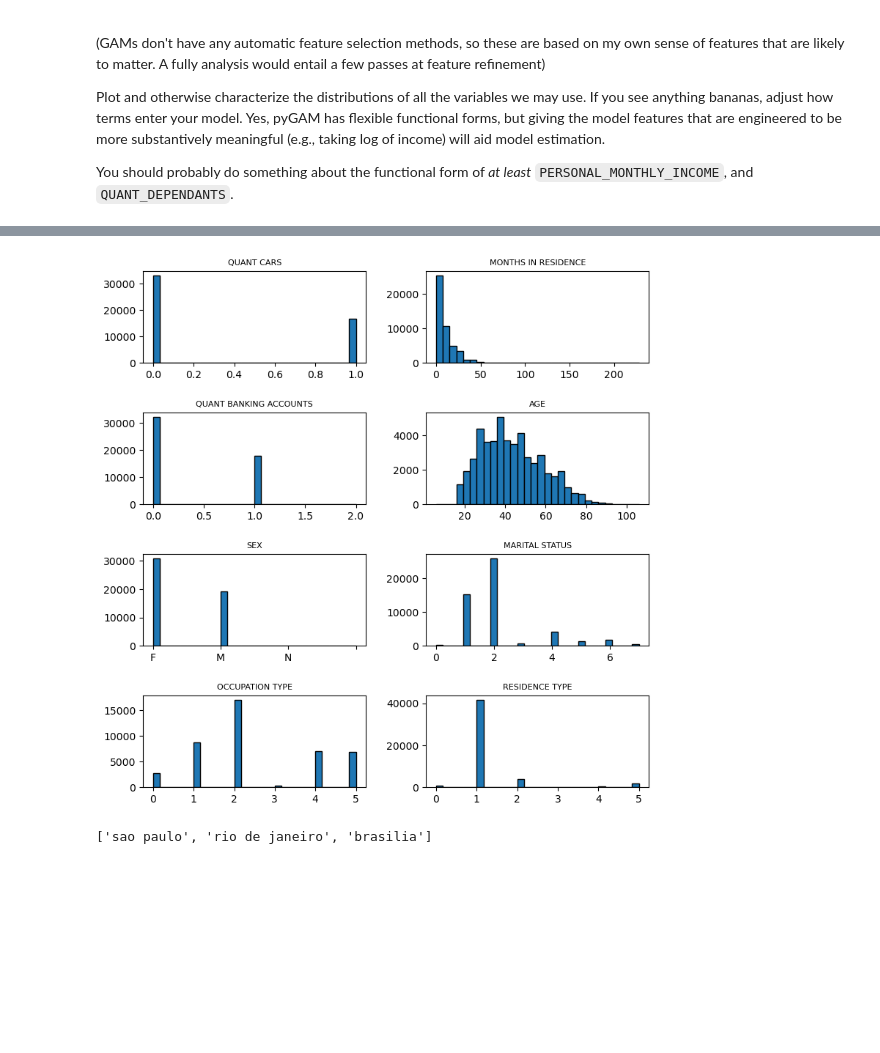
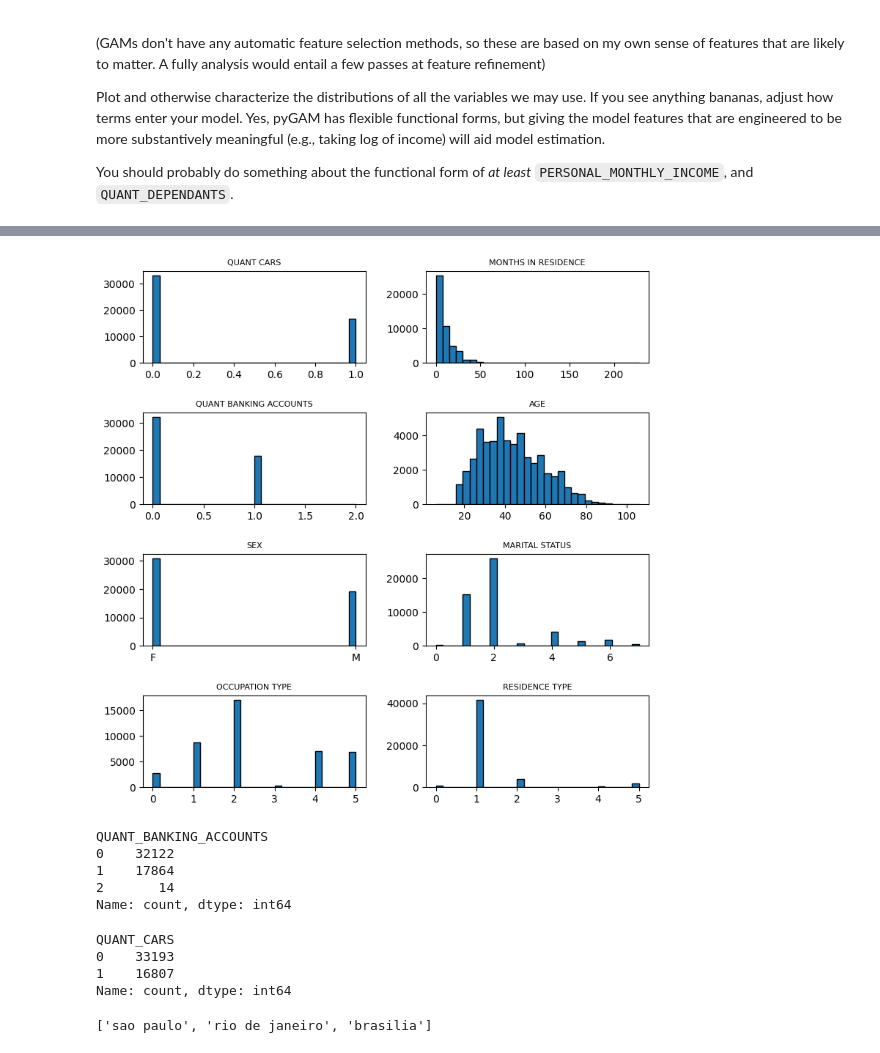
Before and after one commit to AliciaXia222/IDS701_Exercise2, a Jupyter notebook: exercise_interpretable.ipynb, the cells around one changed output, grey strips where cells are left out. Saved outputs shown, nothing was run; the diff lists cells and outputs as text; code cells hidden in the pictures; blank space fills up the shorter version.

```diff
--- a/exercise_interpretable.ipynb
+++ b/exercise_interpretable.ipynb
@@ -71,5 +90,0 @@ variables_w_nan = variables_w_nan[:6]
-# %%
-# variables to drop
-to_drop = variables_w_nan
-
-data.drop(columns=to_drop, inplace=True)
@@ -138,0 +166,28 @@ np.sum(data["QUANT_DEPENDANTS"] > 20)
+# %%
+variables = [
+    "QUANT_DEPENDANTS",
+    "QUANT_CARS",
+    "MONTHS_IN_RESIDENCE",
+    "PERSONAL_MONTHLY_INCOME",
+    "QUANT_BANKING_ACCOUNTS",
+    "AGE",
+    "SEX",
+    "MARITAL_STATUS",
+    "OCCUPATION_TYPE",
+    "RESIDENCE_TYPE",
+    "RESIDENCIAL_STATE",
+    "RESIDENCIAL_CITY",
+    "RESIDENCIAL_BOROUGH",
+    "RESIDENCIAL_ZIP_3",
+]
+
+data[variables].isnull().sum()
+
+data["SEX"] = data["SEX"].replace("N", np.nan)
+data["SEX"] = data["SEX"].replace(" ", np.nan)
+data["RESIDENCIAL_BOROUGH"] = data["RESIDENCIAL_BOROUGH"].replace(" ", np.nan)
+data["RESIDENCIAL_ZIP_3"] = data["RESIDENCIAL_ZIP_3"].replace("#DIV/0!", np.nan)
+data["MARITAL_STATUS"] = data["MARITAL_STATUS"]
+data["OCCUPATION_TYPE"] = data["OCCUPATION_TYPE"].replace("NULL", np.nan)
+data["RESIDENCE_TYPE"] = data["RESIDENCE_TYPE"].replace("NULL", np.nan)
+data["MONTHS_IN_RESIDENCE"] = data["MONTHS_IN_RESIDENCE"].replace("NULL", np.nan)
@@ -172,0 +216,3 @@ data.head(2)
+# %%
+data.drop(columns=["QUANT_DEPENDANTS", "PERSONAL_MONTHLY_INCOME"], inplace=True)
+data_1 = data[variables]
@@ -173,32 +237,51 @@ data.head(2)
 # %%
 import matplotlib.pyplot as plt
 
 col = 2
 row = 4
 
 fig, axs = plt.subplots(row, col, figsize=(8, 8))
 columns = 2  # number of columns per row
 
 for i in range(4):
     for j in range(4):
         index = i * columns + j  # calculate the index
         if index >= len(variables):  # check if index is out of bounds
             break
-        if variables[index] not in data.keys():  # check if the variable is a valid key
+        if (
+            variables[index] not in data_1.keys()
+        ):  # check if the variable is a valid key
             print(f"Variable {variables[index]} is not a valid key")
             continue
         try:
             if variables[index] in ["RESIDENCIAL_CITY", "RESIDENCIAL_BOROUGH"]:
                 pass
             else:
                 axs[i, j].hist(
-                    data[variables[index]].dropna(), bins=30, edgecolor="black"
+                    data_1[variables[index]].dropna(), bins=30, edgecolor="black"
                 )
                 axs[i, j].set_title(f"{variables[index]}".replace("_", " "), fontsize=8)
         except:
             pass
 
 plt.tight_layout(pad=2.0)  # adjust spacing between subplots
 plt.show()
 # %% [output]
-[figure, old version]
+[figure, new version]
+# %%
+# check the distribution of the target variable
+data_1["QUANT_BANKING_ACCOUNTS"].value_counts()
+# %% [output]
+QUANT_BANKING_ACCOUNTS
+0    32122
+1    17864
+2       14
+Name: count, dtype: int64
+# %%
+# check the distribution of the target variable
+data_1["QUANT_CARS"].value_counts()
+# %% [output]
+QUANT_CARS
+0    33193
+1    16807
+Name: count, dtype: int64
```
Also changed, not shown: parts of 46 cells of this notebook, 4 other files.
